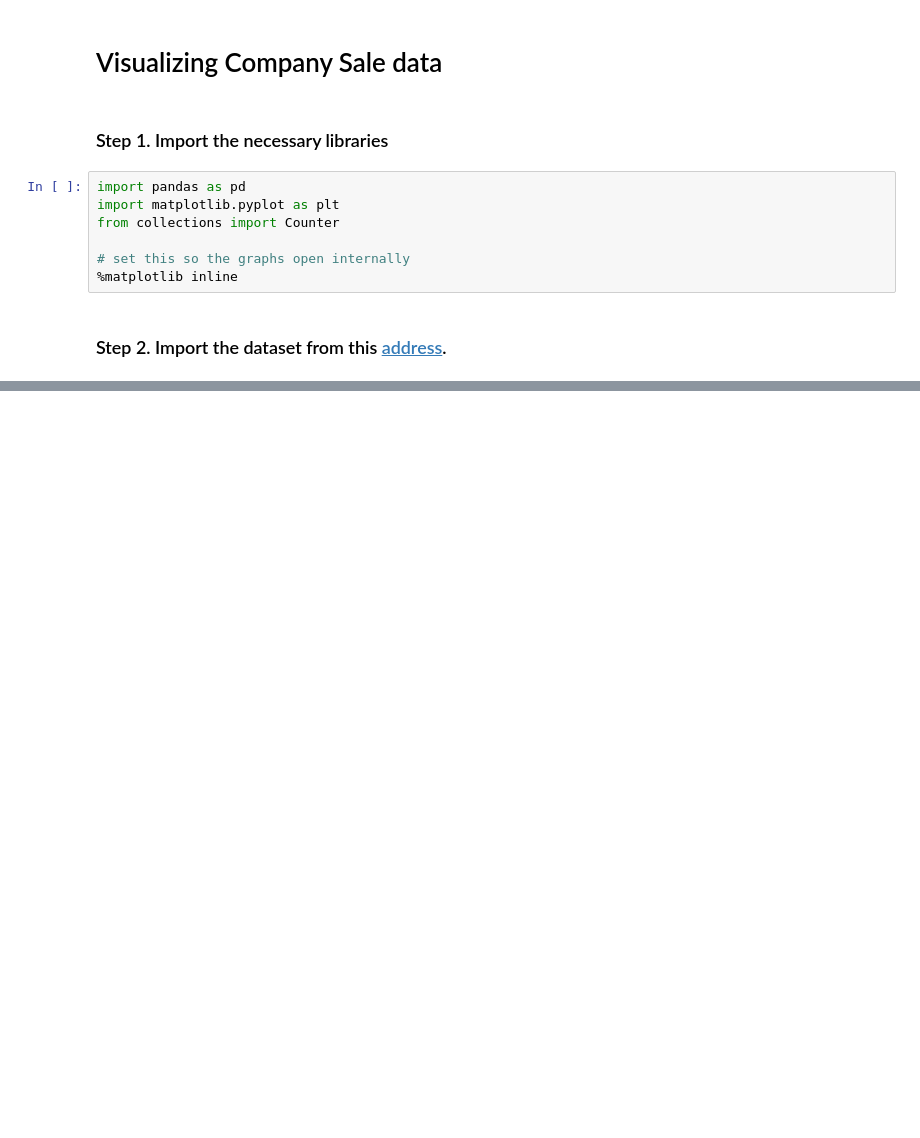
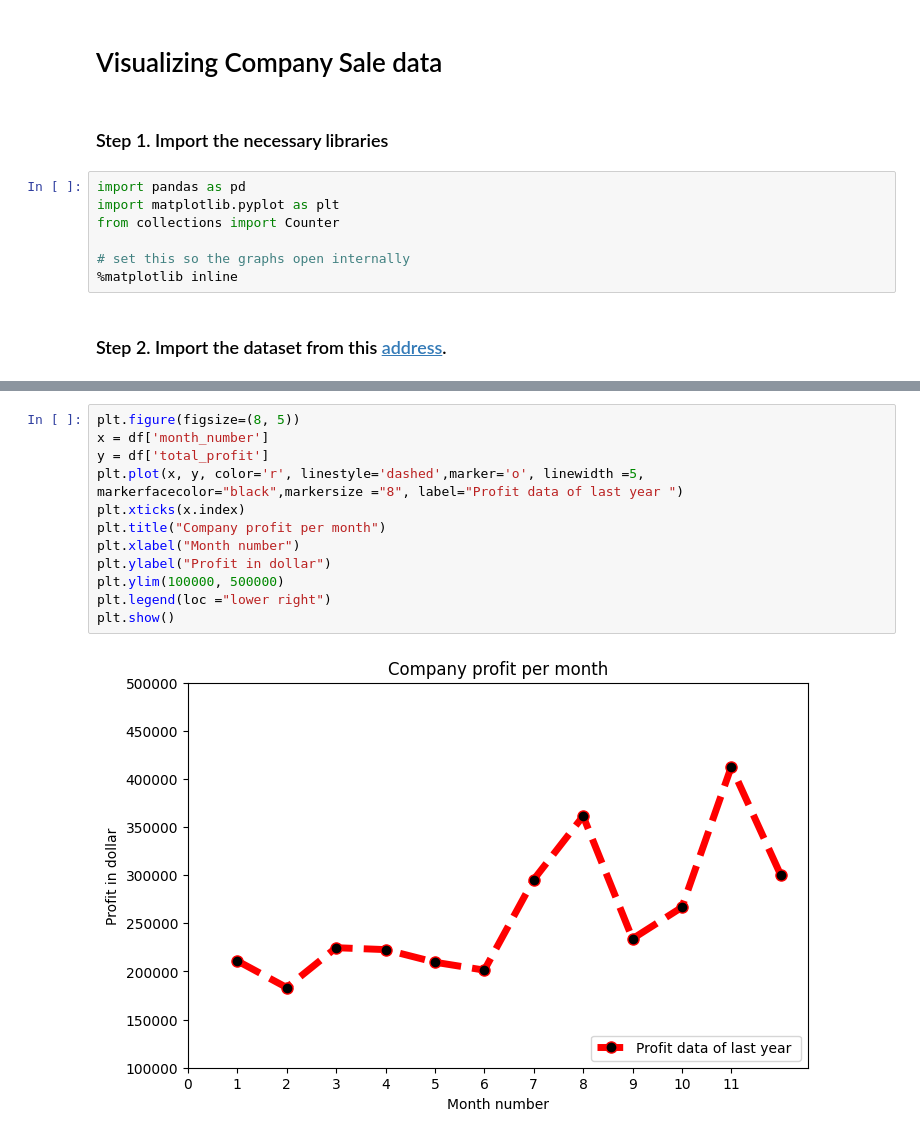
Before and after one commit to TranVanBun080805/2025_LTTBDD_N04_Nhom_TranVanBun, a Jupyter notebook: 11_matplotlib/company-sale/Exercises.ipynb, the cells around one changed output, grey strips where cells are left out. Saved outputs shown, nothing was run; the diff lists cells and outputs as text; blank space fills up the shorter version.

```diff
--- a/11_matplotlib/company-sale/Exercises.ipynb
+++ b/11_matplotlib/company-sale/Exercises.ipynb
@@ -21,6 +51,20 @@ fdfd
 ### Exercise 2: Get total profit of all months and show line plot with the following Style properties
 
 ![img](https://github.com/thieu1995/pandas/blob/main/11_matplotlib/company-sale/img/02.png?raw=1)
+# %%
+plt.figure(figsize=(8, 5))
+x = df['month_number']
+y = df['total_profit']
+plt.plot(x, y, color='r', linestyle='dashed',marker='o', linewidth =5, markerfacecolor="black",markersize ="8", label="Profit data of last year ")
+plt.xticks(x.index)
+plt.title("Company profit per month")
+plt.xlabel("Month number")
+plt.ylabel("Profit in dollar")
+plt.ylim(100000, 500000)
+plt.legend(loc ="lower right")
+plt.show()
+# %% [output]
+[figure, added]
 # %% [markdown]
 ### Exercise 3: Read all product sales data and show it  using a multiline plot
 
```
Also changed, not shown: parts of 21 cells of this notebook.
